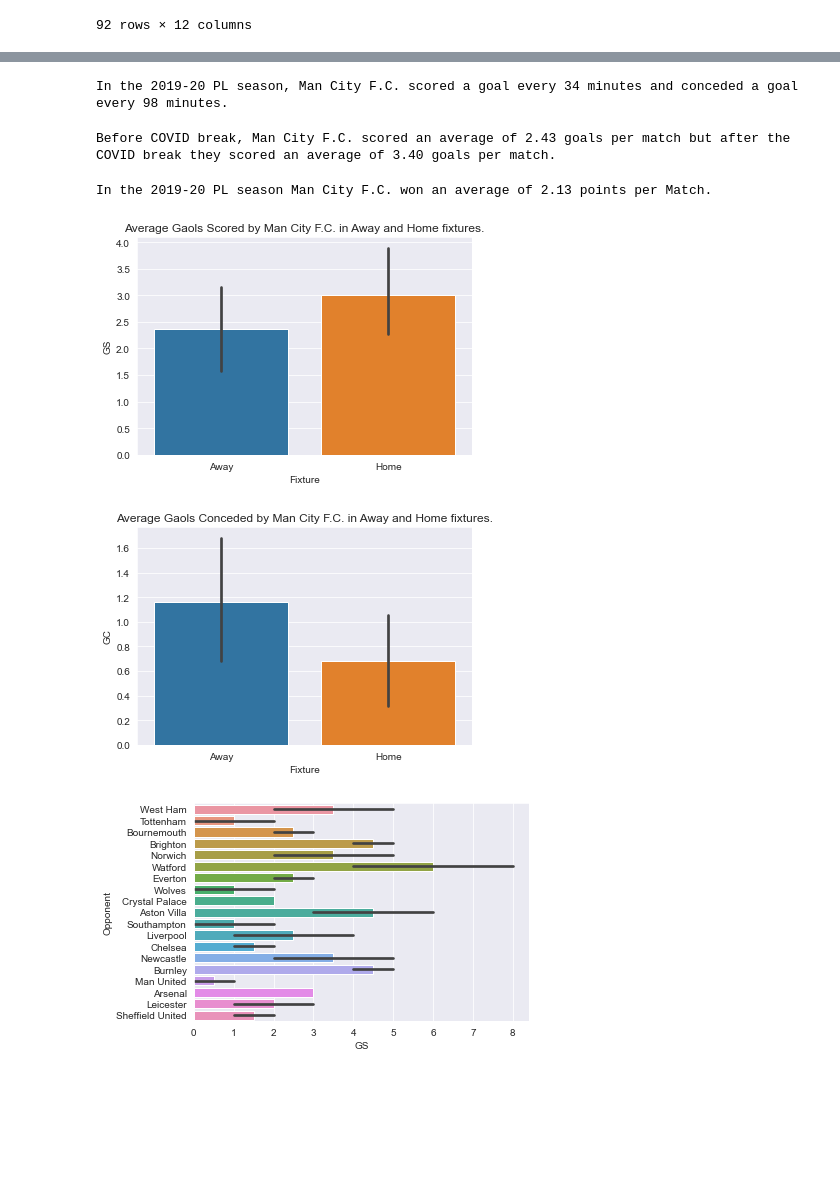
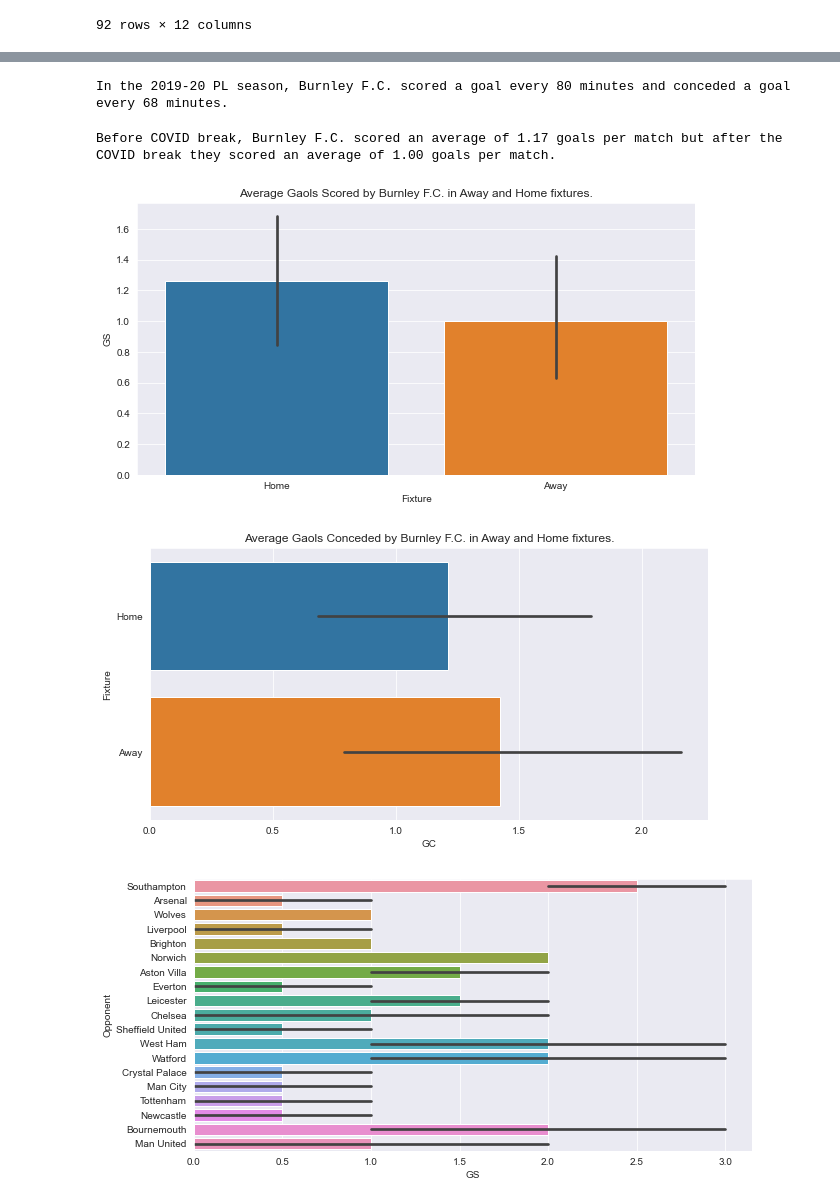
Before and after one commit to ukishu/qwerty, a Jupyter notebook: football.ipynb, the cells around one changed output, grey strips where cells are left out. Drawn from its saved outputs; the diff is of its cells as text; code cells hidden in the pictures; blank space fills up the shorter version.

```diff
--- a/football.ipynb
+++ b/football.ipynb
@@ -105,3 +98,5 @@ team='Man City'
+# %%
+team='Burnley'
 # %%
 team_df=football_df[(football_df.HomeTeam==team)|(football_df.AwayTeam==team)]
 team_df['Team']=team
@@ -328,28 +277,26 @@ plt.hist(team_df.GC,bins=np.arange(-0.5,11.5,1));
 # %%
 print('In the 2019-20 PL season, {} F.C. scored a goal every {:.0f} minutes and conceded a goal every {:.0f} minutes.'.format(team,90/team_df.GS.mean(),90/team_df.GC.mean()))
 # %% [output]
-In the 2019-20 PL season, Man City F.C. scored a goal every 34 minutes and conceded a goal every 98 minutes.
+In the 2019-20 PL season, Burnley F.C. scored a goal every 80 minutes and conceded a goal every 68 minutes.
 # %%
 print("Before COVID break, {} F.C. scored an average of {:.2f} goals per match but after the COVID break they scored an average of {:.2f} goals per match.".format(team,team_df[flag1].GS.mean(),team_df[flag2].GS.mean()))
 # %% [output]
-Before COVID break, Man City F.C. scored an average of 2.43 goals per match but after the COVID break they scored an average of 3.40 goals per match.
+Before COVID break, Burnley F.C. scored an average of 1.17 goals per match but after the COVID break they scored an average of 1.00 goals per match.
-# %%
-points_per_match=(team_df[(team_df.Result=='WIN')].Team.count()*3+team_df[(team_df.Result=='DRAW')].Team.count())/team_df.Team.count()
-print("In the 2019-20 PL season {} F.C. won an average of {:.2f} points per Match.".format(team,points_per_match))
-# %% [output]
-In the 2019-20 PL season Man City F.C. won an average of 2.13 points per Match.
 # %%
+plt.figure(figsize=(10,5))
 sns.barplot(team_df.Fixture,team_df.GS)
 plt.title("Average Gaols Scored by {} F.C. in Away and Home fixtures.".format(team));
 # %% [output]
-[figure, old version]
+[figure, new version]
 # %%
-sns.barplot(team_df.Fixture,team_df.GC)
+plt.figure(figsize=(10,5))
+sns.barplot(team_df.GC,team_df.Fixture)
 plt.title("Average Gaols Conceded by {} F.C. in Away and Home fixtures.".format(team));
 # %% [output]
-[figure, old version]
+[figure, new version]
 # %%
+plt.figure(figsize=(10,5))
 sns.barplot(team_df.GS,team_df.Opponent);
 # %% [output]
-[figure, old version]
+[figure, new version]
 # %%
```
Also changed, not shown: parts of 37 cells of this notebook.
